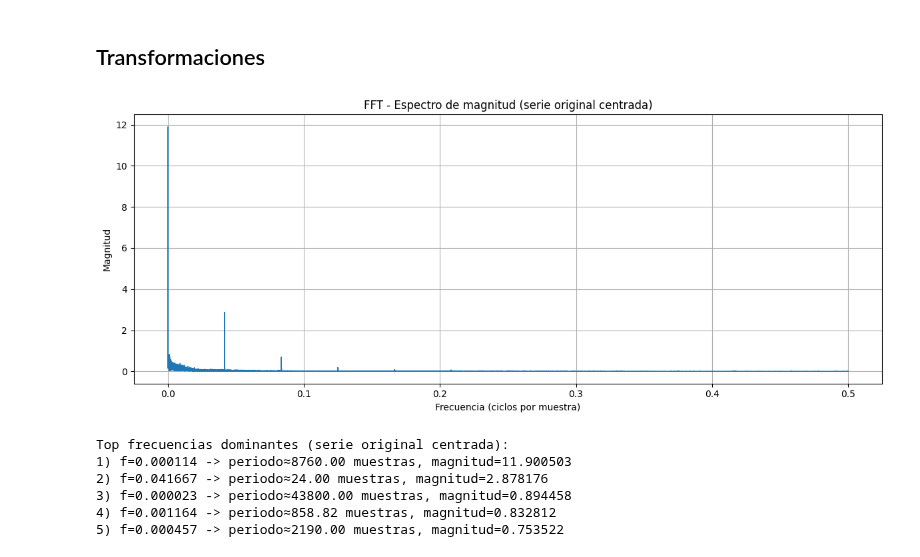
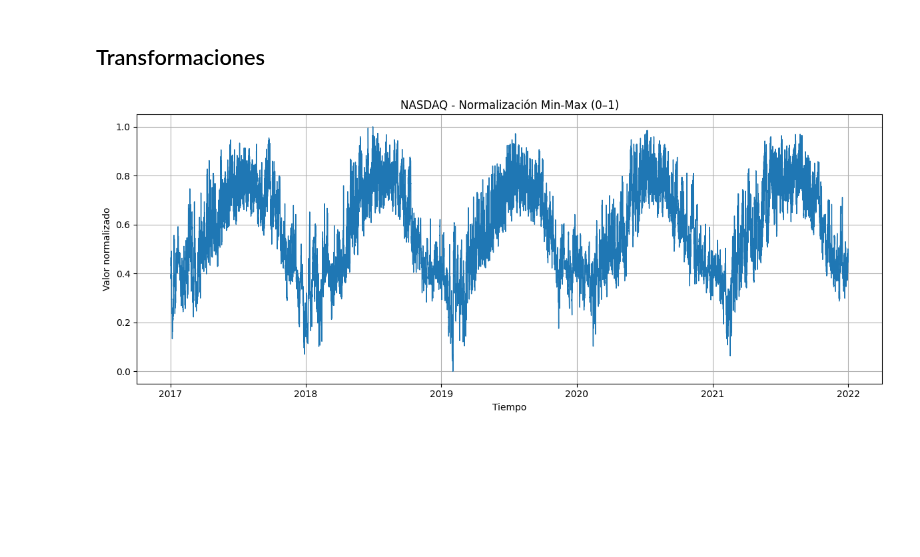
Before and after one commit to morenoarmando17-debug/Diplomado, a Jupyter notebook: Módulo 4 - Forecast.ipynb, the cells around one changed output. Cells and saved outputs as stored; diff of their text form; code cells hidden in the pictures; blank space fills up the shorter version.

```diff
--- a/Módulo 4 - Forecast.ipynb
+++ b/Módulo 4 - Forecast.ipynb
@@ -32,6 +43,7 @@ df
 df = pd.read_csv('C:\\Users\\windows\\.cache\\kagglehub\\datasets\\mubashirrahim\\wind-power-generation-data-forecasting\\versions\\1\\Location1.csv')
 df = df[['temperature_2m','Time']]
 df["Date"] = pd.to_datetime(df["Time"])
+df['Date'] = df['Date'].sort_values(ascending=True)
 df.set_index("Time", inplace=True)
 df.rename(columns={"temperature_2m" : "value"}, inplace = True)
 # Creamos un índice para visualizar la serie
@@ -63,56 +75,21 @@ Name: count, dtype: int64
 No tiene valores perdidos la serie, se continua al siguiente inciso.
 # %% [markdown]
 ## Transformaciones
-# %%
-# ============================================
-def fft_spectrum(x: np.ndarray, dt: float = 1.0):
-    """
-    Retorna frecuencias positivas y magnitud normalizada del espectro FFT.
-    dt: intervalo de muestreo (si es 1 muestra por unidad de tiempo, dt=1.0)
-    """
-    x = np.asarray(x, dtype=float)
-    x = x - np.mean(x)  # centrar
-    n = len(x)
-
-    X = np.fft.rfft(x)                 # FFT real (solo frecuencias >= 0)
-    freqs = np.fft.rfftfreq(n, d=dt)   # vector de frecuencias
-    mag = np.abs(X) / n                # magnitud normalizada
-
-    return freqs, mag
-
-# FFT sobre serie original centrada
-freqs, mag = fft_spectrum(df['value'].values, dt=1.0)
-
-# Para evitar el pico en frecuencia 0 (DC) al graficar, lo removemos visualmente
-mask_nonzero = freqs > 0
-
-# 7) Gráficas FFT
-# ============================================
-plt.figure(figsize=(12, 5))
-plt.plot(freqs[mask_nonzero], mag[mask_nonzero], linewidth=1)
-plt.title("FFT - Espectro de magnitud (serie original centrada)")
-plt.xlabel("Frecuencia (ciclos por muestra)")
-plt.ylabel("Magnitud")
-plt.grid(True)
-plt.tight_layout()
-plt.show()
-
-# (Opcional) Mostrar los periodos dominantes aproximados (top 5)
-# Evitamos freqs = 0
-top_k = 5
-idx_sorted = np.argsort(mag[mask_nonzero])[::-1][:top_k]
-top_freqs = freqs[mask_nonzero][idx_sorted]
-top_mags = mag[mask_nonzero][idx_sorted]
-top_periods = 1 / top_freqs
-
-print("\nTop frecuencias dominantes (serie original centrada):")
-for i, (f, m, p) in enumerate(zip(top_freqs, top_mags, top_periods), 1):
-    print(f"{i}) f={f:.6f} -> periodo≈{p:.2f} muestras, magnitud={m:.6f}")
-# %% [output]
-[figure, removed]
-Top frecuencias dominantes (serie original centrada):
-1) f=0.000114 -> periodo≈8760.00 muestras, magnitud=11.900503
-2) f=0.041667 -> periodo≈24.00 muestras, magnitud=2.878176
-3) f=0.000023 -> periodo≈43800.00 muestras, magnitud=0.894458
-4) f=0.001164 -> periodo≈858.82 muestras, magnitud=0.832812
-5) f=0.000457 -> periodo≈2190.00 muestras, magnitud=0.753522
+# %%
+scaler = MinMaxScaler(feature_range=(0, 1))
+s_norm = pd.Series(
+    scaler.fit_transform(df['value'].values.reshape(-1, 1)).ravel(),
+    index=df['Date'],
+    name="nasdaq_norm_0_1"
+)
+
+plt.figure(figsize=(12, 5))
+plt.plot(s_norm, linewidth=1)
+plt.title("NASDAQ - Normalización Min-Max (0–1)")
+plt.xlabel("Tiempo" if not isinstance(df.index, pd.DatetimeIndex) else "Fecha")
+plt.ylabel("Valor normalizado")
+plt.grid(True)
+plt.tight_layout()
+plt.show()
+# %% [output]
+[figure, added]
```
Also changed, not shown: parts of 14 cells of this notebook, 3 other files.
